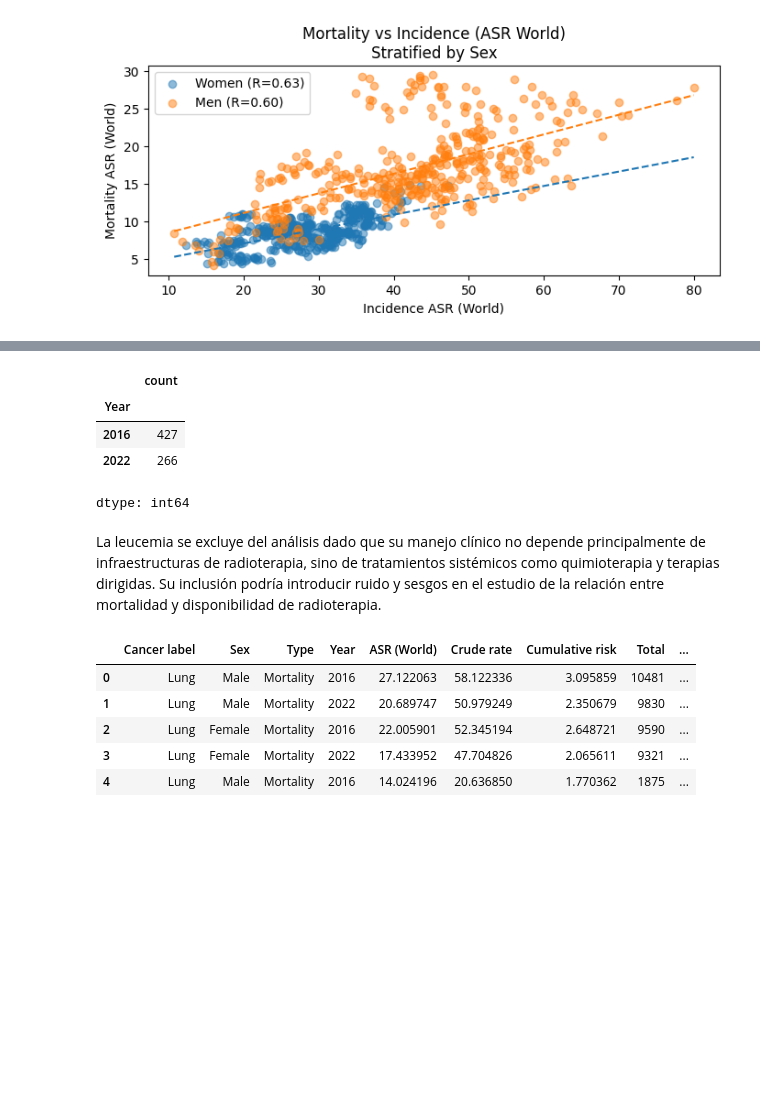
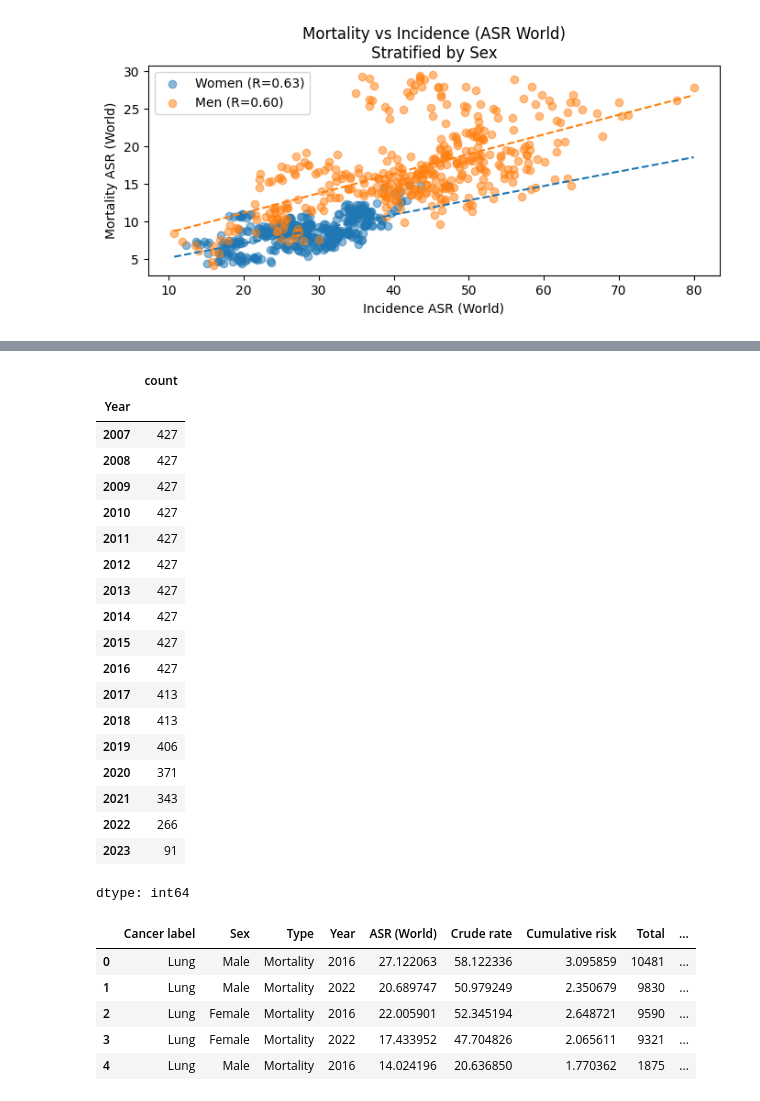
Before and after one commit to mehrerm/TFM, a Jupyter notebook: notebooks/carga_depuracion.ipynb, the cells around one changed output, grey strips where cells are left out. Drawn from its saved outputs; the diff is of its cells as text; code cells hidden in the pictures; blank space fills up the shorter version.

```diff
--- a/notebooks/carga_depuracion.ipynb
+++ b/notebooks/carga_depuracion.ipynb
@@ -2715,25 +2648,32 @@ Ahora, se construye el primer scatter con indice de mortalidad vs centros de rad
 # %%
 df_merged_all = df_merged.copy()
+
+# Quedarse solo con mortalidad
 df_merged_all = df_merged_all[df_merged_all["Type"] == "Mortality"].copy()
-df_merged_all = (
-    df_merged_all[
-        df_merged_all["Year"].isin([2016, 2022])
-    ]
-    .copy()
-)
-df_merged_all = df_merged_all[
-    df_merged_all["Cancer label"] != "Leukaemia"
-].copy()
 
+# Ver qué años hay y cuántas observaciones por año
 df_merged_all["Year"].value_counts().sort_index()
 # %% [output]
 |  | count |
 | Year |  |
+| 2007 | 427 |
+| 2008 | 427 |
+| 2009 | 427 |
+| 2010 | 427 |
+| 2011 | 427 |
+| 2012 | 427 |
+| 2013 | 427 |
+| 2014 | 427 |
+| 2015 | 427 |
 | 2016 | 427 |
+| 2017 | 413 |
+| 2018 | 413 |
+| 2019 | 406 |
+| 2020 | 371 |
+| 2021 | 343 |
 | 2022 | 266 |
+| 2023 | 91 |
 dtype: int64
-# %% [markdown]
-La leucemia se excluye del análisis dado que su manejo clínico no depende principalmente de infraestructuras de radioterapia, sino de tratamientos sistémicos como quimioterapia y terapias dirigidas. Su inclusión podría introducir ruido y sesgos en el estudio de la relación entre mortalidad y disponibilidad de radioterapia.
 # %%
 # 1. Renombrar columnas correctamente
 rt_vars = ["RTCenters", "Linac", "Protontherapy", "XRay", "Brachytherapy"]
```
Also changed, not shown: parts of 9 cells of this notebook.
